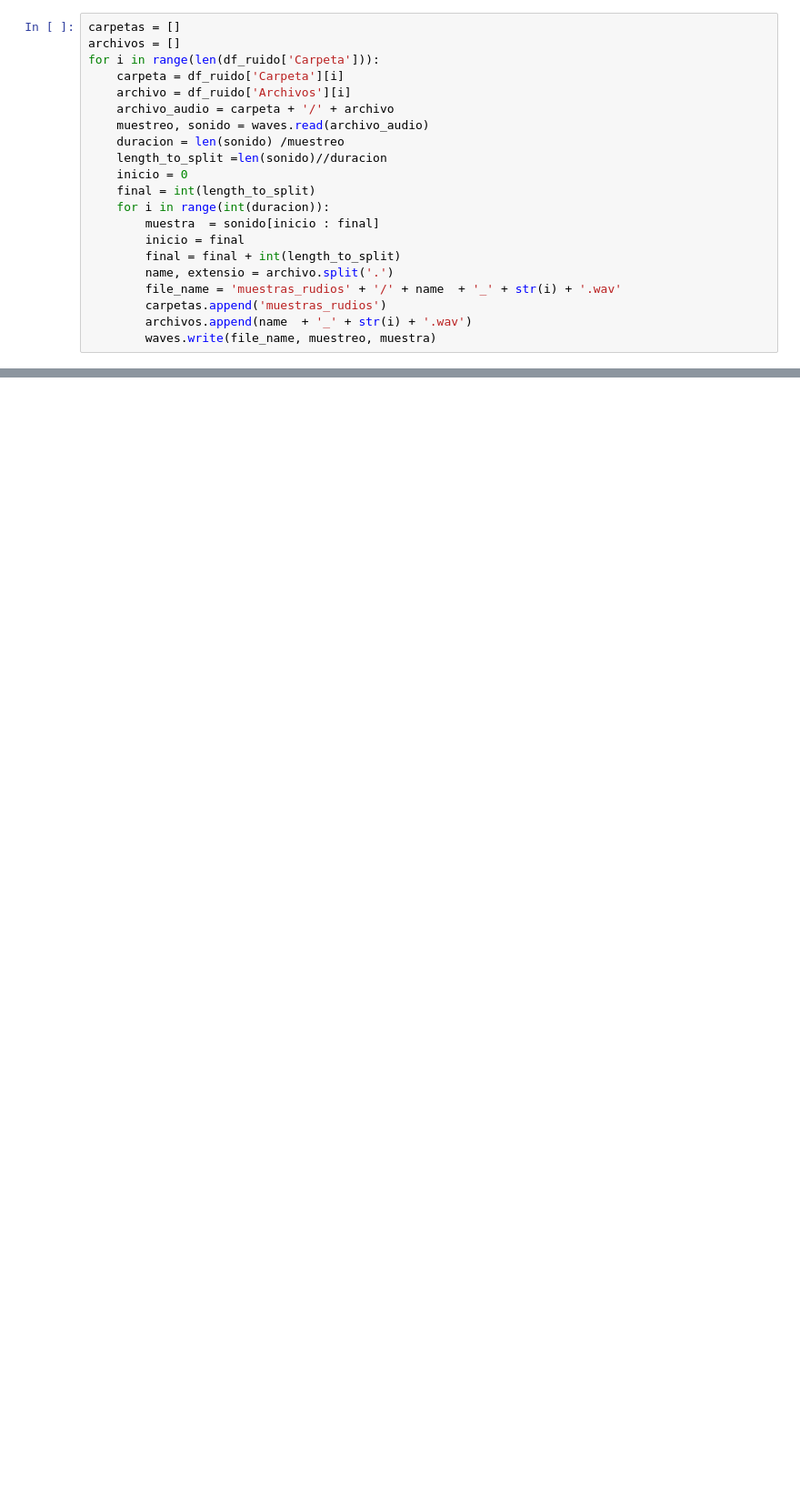
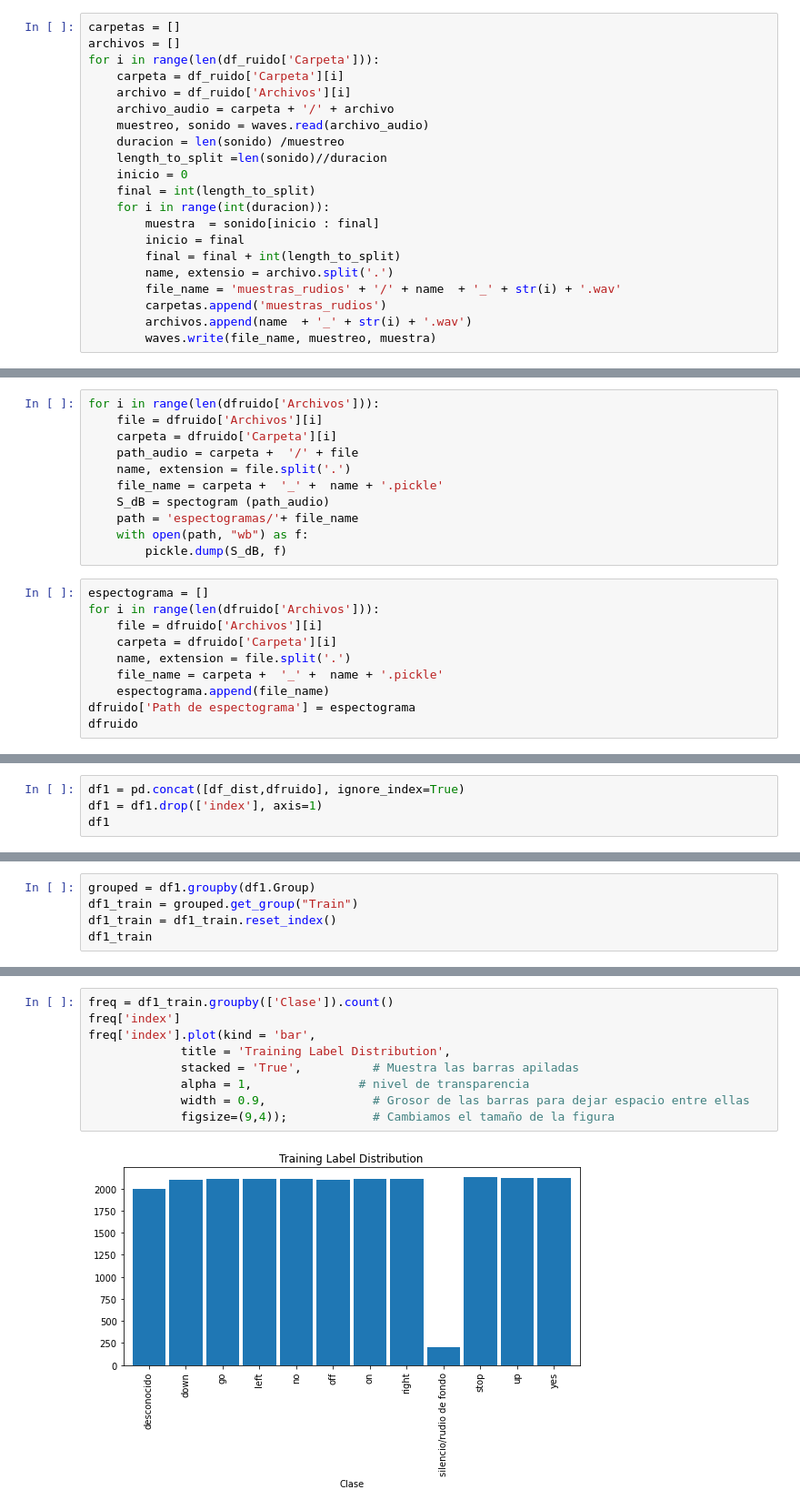
Before and after one commit to coursesmichaelgruner/dsp-3-2022-proyecto2-a, a Jupyter notebook: proyecto.ipynb, the cells around one changed output, grey strips where cells are left out. Shown: that part at 91% size. Saved outputs shown, nothing was run; the diff lists cells and outputs as text; blank space fills up the shorter version.

```diff
--- a/proyecto.ipynb
+++ b/proyecto.ipynb
@@ -541,0 +543,21 @@ dfruido
+# %%
+for i in range(len(dfruido['Archivos'])):
+    file = dfruido['Archivos'][i]
+    carpeta = dfruido['Carpeta'][i]
+    path_audio = carpeta +  '/' + file
+    name, extension = file.split('.')
+    file_name = carpeta +  '_' +  name + '.pickle'
+    S_dB = spectogram (path_audio)
+    path = 'espectogramas/'+ file_name
+    with open(path, "wb") as f:
+        pickle.dump(S_dB, f)
+# %%
+espectograma = []
+for i in range(len(dfruido['Archivos'])):
+    file = dfruido['Archivos'][i]
+    carpeta = dfruido['Carpeta'][i]
+    name, extension = file.split('.')
+    file_name = carpeta +  '_' +  name + '.pickle'
+    espectograma.append(file_name)
+dfruido['Path de espectograma'] = espectograma
+dfruido
@@ -541,0 +580,4 @@ dfruido
+# %%
+df1 = pd.concat([df_dist,dfruido], ignore_index=True)
+df1 = df1.drop(['index'], axis=1)
+df1
@@ -541,0 +600,5 @@ dfruido
+# %%
+grouped = df1.groupby(df1.Group)
+df1_train = grouped.get_group("Train")
+df1_train = df1_train.reset_index()
+df1_train
@@ -541,0 +638,11 @@ dfruido
+# %%
+freq = df1_train.groupby(['Clase']).count()
+freq['index']
+freq['index'].plot(kind = 'bar',
+             title = 'Training Label Distribution',
+             stacked = 'True',          # Muestra las barras apiladas
+             alpha = 1,               # nivel de transparencia
+             width = 0.9,               # Grosor de las barras para dejar espacio entre ellas
+             figsize=(9,4));            # Cambiamos el tamaño de la figura
+# %% [output]
+[figure, added]
```
Also changed, not shown: parts of 24 cells of this notebook.
